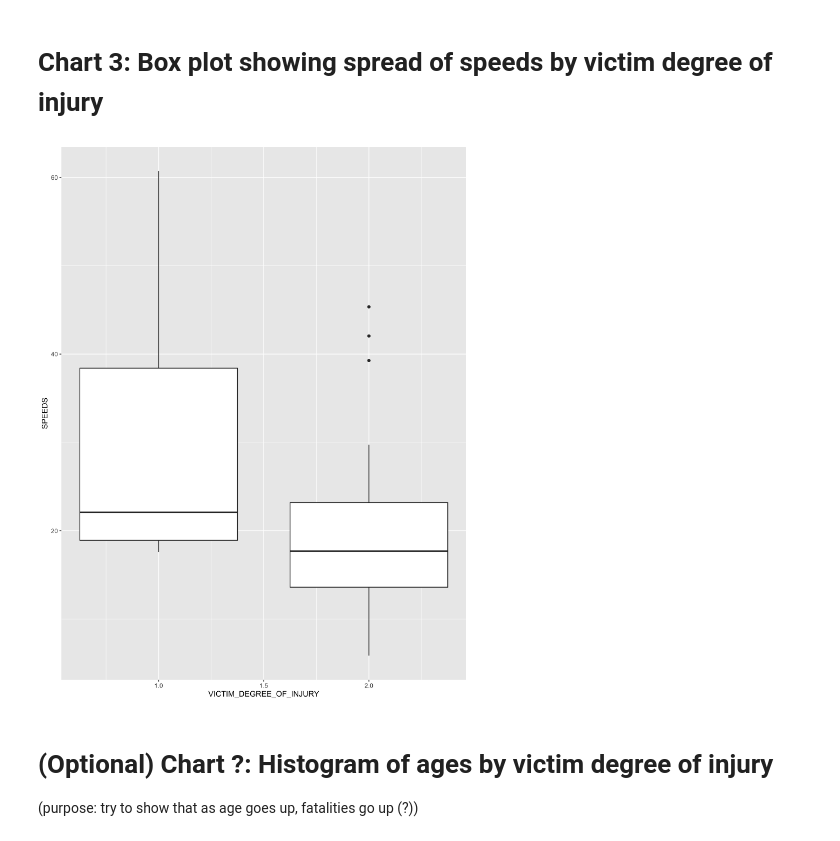
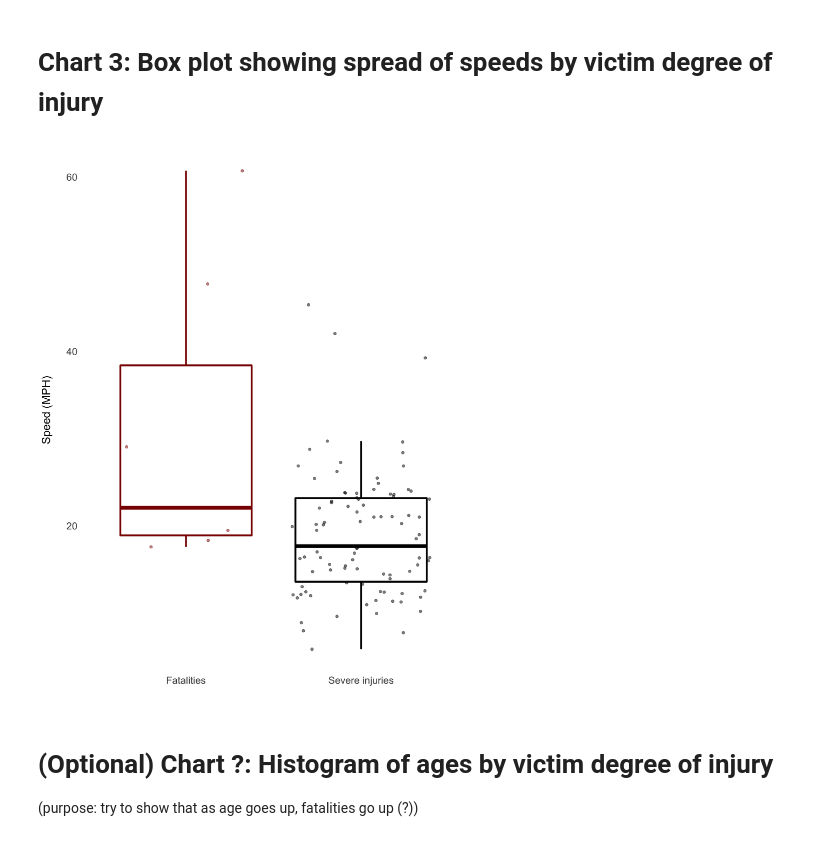
Before and after one commit to zs-barnes/Traffic-Collisions-EDA, a Jupyter notebook: EDA_Viz_Final_Project_Code_v3_bw.ipynb, the cells around one changed output. Drawn from its saved outputs; the diff is of its cells as text; code cells hidden in the pictures.

```diff
--- a/EDA_Viz_Final_Project_Code_v3_bw.ipynb
+++ b/EDA_Viz_Final_Project_Code_v3_bw.ipynb
@@ -342,13 +342,33 @@ Error in qmplot(POINT_X, POINT_Y, data = cvsmall, maptype = "toner-lite",  :
 Calls: <Anonymous> -> <Anonymous> -> withVisible
 # %% [markdown]
 # Chart 3: Box plot showing spread of speeds by victim degree of injury
-# %%
-%%R -w 8.5 -h 11 --units in -r 400
-
-ggplot() +
-    geom_boxplot(aes(x=VICTIM_DEGREE_OF_INJURY, y=SPEEDS, group = VICTIM_DEGREE_OF_INJURY),data=cvs)
-# %% [output]
-[figure, removed]
+# %%
+%%R -w 8.5 -h 11 --units in -r 400
+
+ggplot() +
+geom_boxplot(aes(x = VDOI, y = SPEEDS, group = VDOI, color = VDOI), data = cvs,
+             size = 1.25, outlier.shape = NA) +
+geom_point(aes(x = VDOI, y = SPEEDS, group = VDOI, color = VDOI), data = cvs,
+           position = "jitter", alpha = 0.5) +
+scale_color_manual(values = c("dark red", "black")) +
+
+scale_y_continuous(breaks = seq(0, 60, by = 20)) +
+
+theme(text = element_text(size = 16),
+      axis.text.x = element_text(size = 14),
+      axis.text.y = element_text(size = 14),
+      legend.position = "none",
+      panel.grid.major = element_blank(),
+      panel.grid.minor = element_blank(),
+      panel.background = element_blank(),
+      axis.line = element_blank(),
+      axis.ticks.x = element_blank(),
+      axis.ticks.y = element_blank()) +
+
+xlab("") +
+ylab("Speed (MPH)\n")
+# %% [output]
+[figure, added]
 # %% [markdown]
 # (Optional) Chart ?: Histogram of ages by victim degree of injury
 (purpose: try to show that as age goes up, fatalities go up (?))
```
Also changed, not shown: parts of 10 cells of this notebook.
